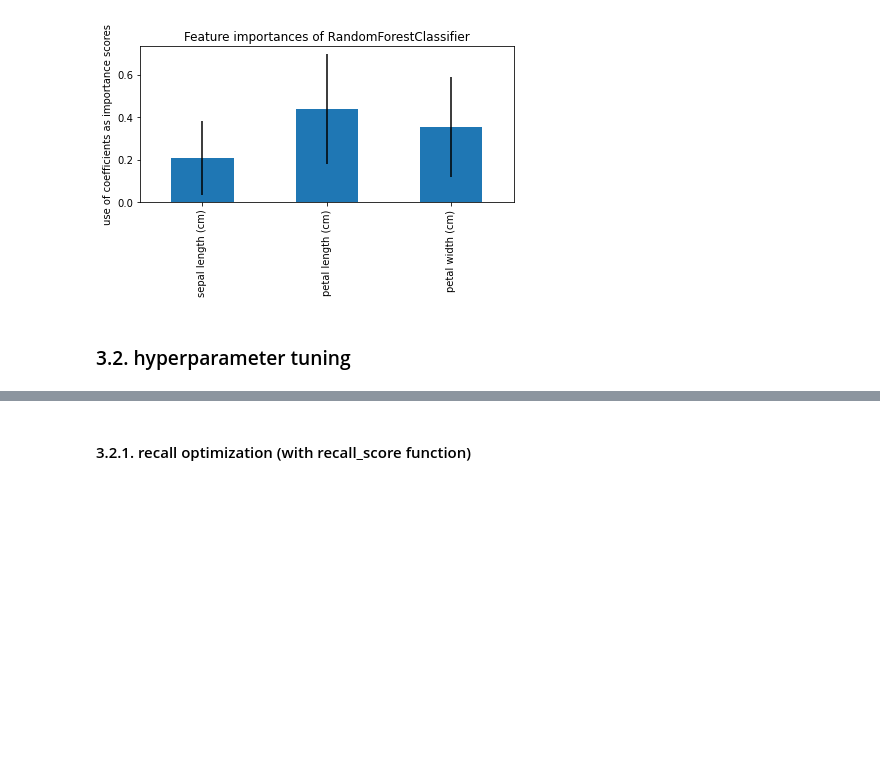
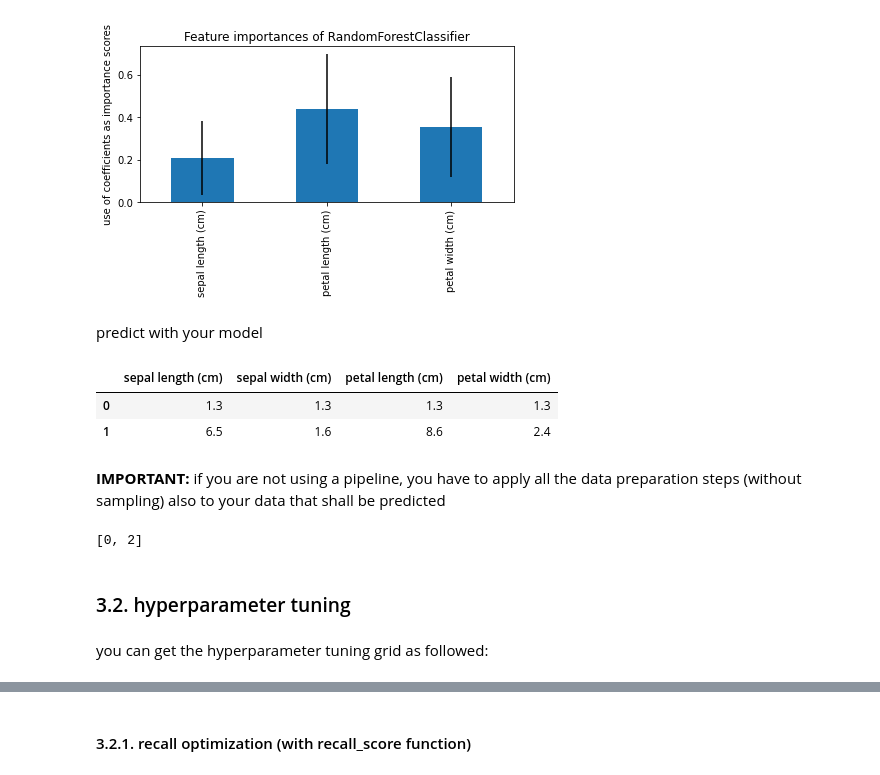
Before and after one commit to Priapos1004/SAM_ML, a Jupyter notebook: examples/iris_classifier.ipynb, the cells around one changed output, grey strips where cells are left out. Saved outputs shown, nothing was run; the diff lists cells and outputs as text; code cells hidden in the pictures; blank space fills up the shorter version.

Commit message:
updated classifier example notebook
- changed class description pipeline class
- correct mistakes in pipeline example notebook

```diff
--- a/examples/iris_classifier.ipynb
+++ b/examples/iris_classifier.ipynb
@@ -104,3 +152,14 @@ weighted avg       1.00      1.00      1.00        30
 model.feature_importance()
 # %% [output]
 [figure]
+# %% [markdown]
+predict with your model
+# %%
+test_df = pd.DataFrame([[1.3, 1.3, 1.3, 1.3], [6.5, 1.6, 8.6, 2.4]], columns=['sepal length (cm)', 'sepal width (cm)', 'petal length (cm)', 'petal width (cm)'])
+test_df.head()
+# %% [output]
+|  | sepal length (cm) | sepal width (cm) | petal length (cm) | petal width (cm) |
+| 0 | 1.3 | 1.3 | 1.3 | 1.3 |
+| 1 | 6.5 | 1.6 | 8.6 | 2.4 |
+# %% [markdown]
+**IMPORTANT:** if you are not using a pipeline, you have to apply all the data preparation steps (without sampling) also to your data that shall be predicted
@@ -107,2 +169,8 @@ model.feature_importance()
+# %%
+model.predict(test_df)
+# %% [output]
+[0, 2]
 # %% [markdown]
 ### 3.2. hyperparameter tuning
+# %% [markdown]
+you can get the hyperparameter tuning grid as followed:
```
Also changed, not shown: parts of 31 cells of this notebook, 2 other files.
